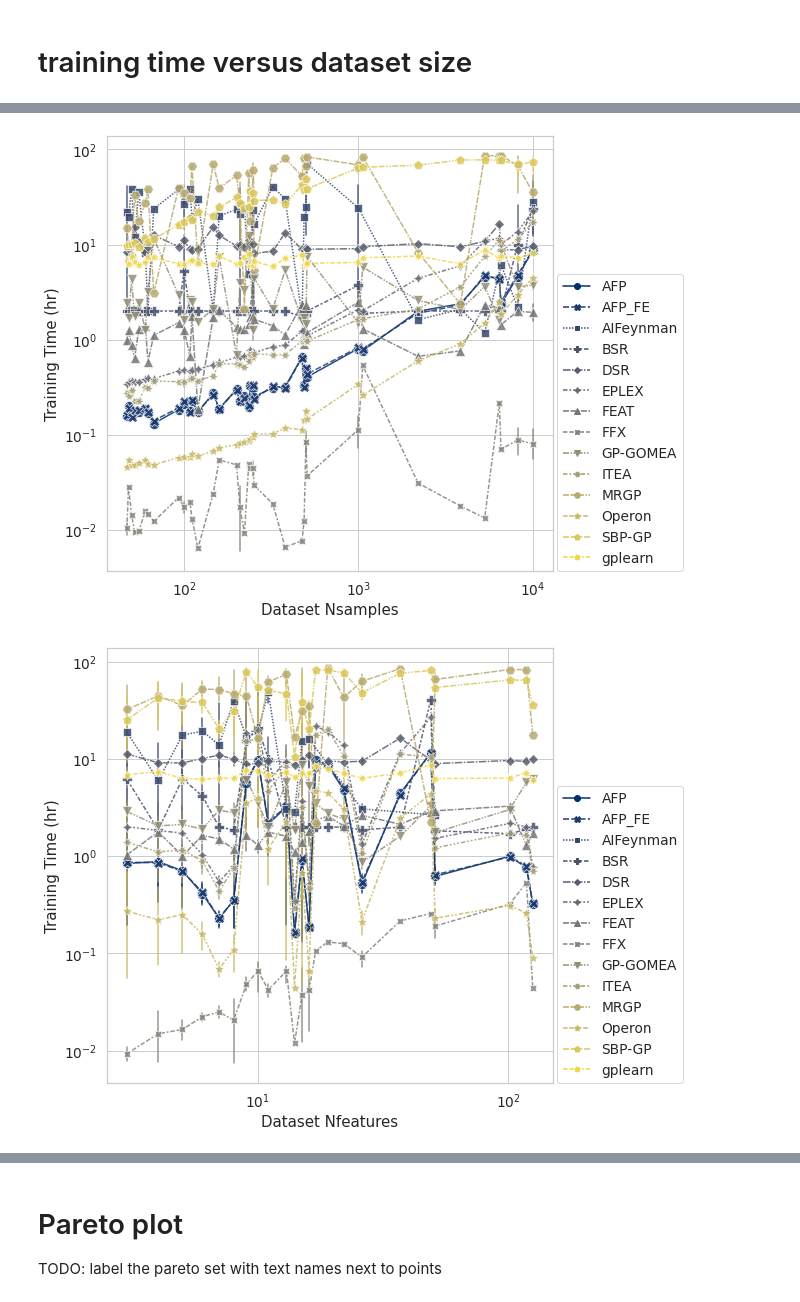
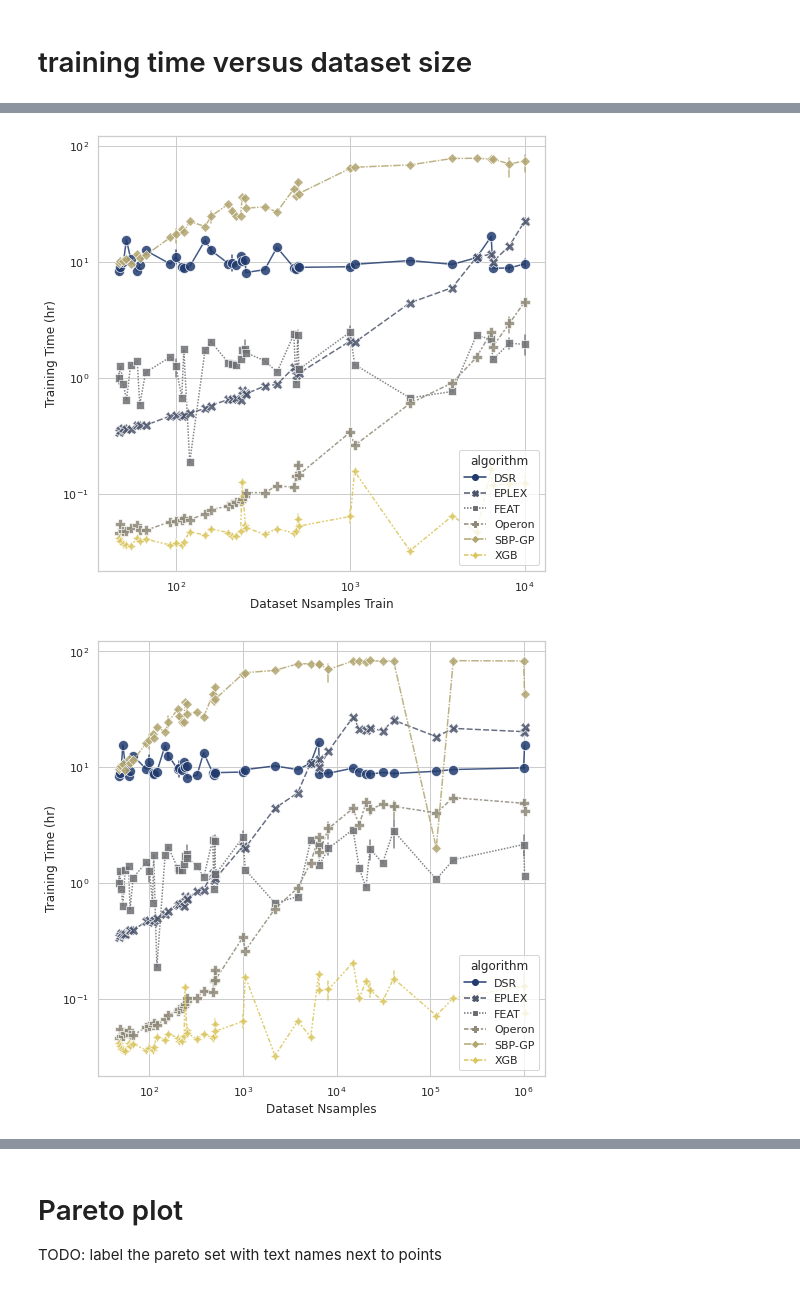
Before and after one commit to cavalab/srbench, a Jupyter notebook: postprocessing/blackbox_results.ipynb, the cells around one changed output, grey strips where cells are left out. Drawn from its saved outputs; the diff is of its cells as text; code cells hidden in the pictures.

```diff
--- a/postprocessing/blackbox_results.ipynb
+++ b/postprocessing/blackbox_results.ipynb
@@ -118,25 +141,3 @@ df_results.loc[df_results.friedman_dataset==True]
 # reload data from feather
 # %%
 # df_results = pd.read_feather(rdir.replace('.','').replace('/','')+'.feather')
-# %%
-# additional metadata
-df_results['symbolic_dataset'] = df_results['dataset'].apply(lambda x: True if ('feynman' in x
-                                                                                or 'strogatz' in x
-                                                                               ) else False)
-symbolic_algs = [
-    'AFP',
-    'AFP_FE',
-    'BSR',
-    'DSR',
-    'FFX',
-    'FEAT',
-    'EPLEX',
-    'GP-GOMEA',
-    'gplearn',
-    'ITEA',
-    'MRGP',
-    'Operon',
-    'SBP-GP',
-    'AIFeynman'
-]
-df_results['symbolic_alg'] = df_results['algorithm'].apply(lambda x: x in symbolic_algs)
@@ -544,6 +537,8 @@ for x in ['r2_test','r2_test_norm','r2_test_rank']:
 
     if x=='r2_test':
         plt.xlim([-.5,1.0])
+    if 'norm' in x:
+        x='normalized_R2_test'
     sns.despine(left=True, bottom=True)
 #         plt.title(prefix.replace('_',' ').title())
     axes.append(ax)
@@ -596,7 +591,8 @@ def get_size(dataset,i):
     datadir = '../../../pmlb/datasets/'
     df = pd.read_csv(datadir+dataset+'/'+dataset+'.tsv.gz',sep='\t')
     return df.shape[i]
-df_sum.loc[:,'dataset_nsamples'] = df_sum['dataset'].apply(lambda x: min(get_size(x,0),10000))
+df_sum.loc[:,'dataset_nsamples'] = df_sum['dataset'].apply(lambda x: get_size(x,0))
+df_sum.loc[:,'dataset_nsamples_train'] = df_sum['dataset'].apply(lambda x: min(get_size(x,0),10000))
 df_sum.loc[:,'dataset_nfeatures'] = df_sum['dataset'].apply(lambda x: get_size(x,1))
 df_sum.loc[:,'dataset_npoints'] = df_sum['dataset_nsamples']*df_sum['dataset_nfeatures']
 df_sum
@@ -617,27 +613,37 @@ df_sum
 # %%
+df_sum['Method Family'] = df_sum['algorithm'].apply(lambda x: 'Operon' if x=='Operon' else 'XGB' if x=='XGB' else 'Other Non-GP SR' if x in nongp_algs else 'Other GP SR' if x in gp_algs else 'Other ML')
 sns.set_style('whitegrid')
-for col in ['dataset_nsamples','dataset_nfeatures','dataset_npoints']:
+for col in ['dataset_nsamples_train','dataset_nsamples','dataset_nfeatures','dataset_npoints']:
     plt.figure(figsize=(8,8))
     ax = sns.lineplot(
-        data=df_sum.loc[df_sum.symbolic_alg==True],
+        data=df_sum.loc[df_sum.algorithm.isin(['Operon',
+                                               'FEAT',
+                                               'EPLEX',
+                                               'SBP-GP',
+                                               'XGB',
+                                               'DSR',
+                                               ])],
         x = col,
         y = 'training time (hr)',
+#         hue='Method Family',
+#         style='Method Family',
         hue='algorithm',
         style='algorithm',
         markers=True,
         palette='cividis',
         markersize=10,
         markerfacecolor=None,
         err_style='bars',
         alpha=0.85
 #         facecolors=None
 #         scatter_kws = {'facecolors':'none'}
     )
     ax.set_yscale('log')
     ax.set_xscale('log')
-    plt.legend(loc=[1.01,0])
+#     plt.legend(loc=[1.01,0])
     plt.xlabel(col.replace('_',' ').title())
     plt.ylabel('Training Time (hr)')
+    plt.savefig('../../paper/figs/training_time_'+col+'.pdf',dpi=400)
 # %% [output]
-[figure, old version]
+[figure, new version]
-[figure, old version]
+[figure, new version]
```
Also changed, not shown: parts of 20 cells of this notebook, 4 other files.
